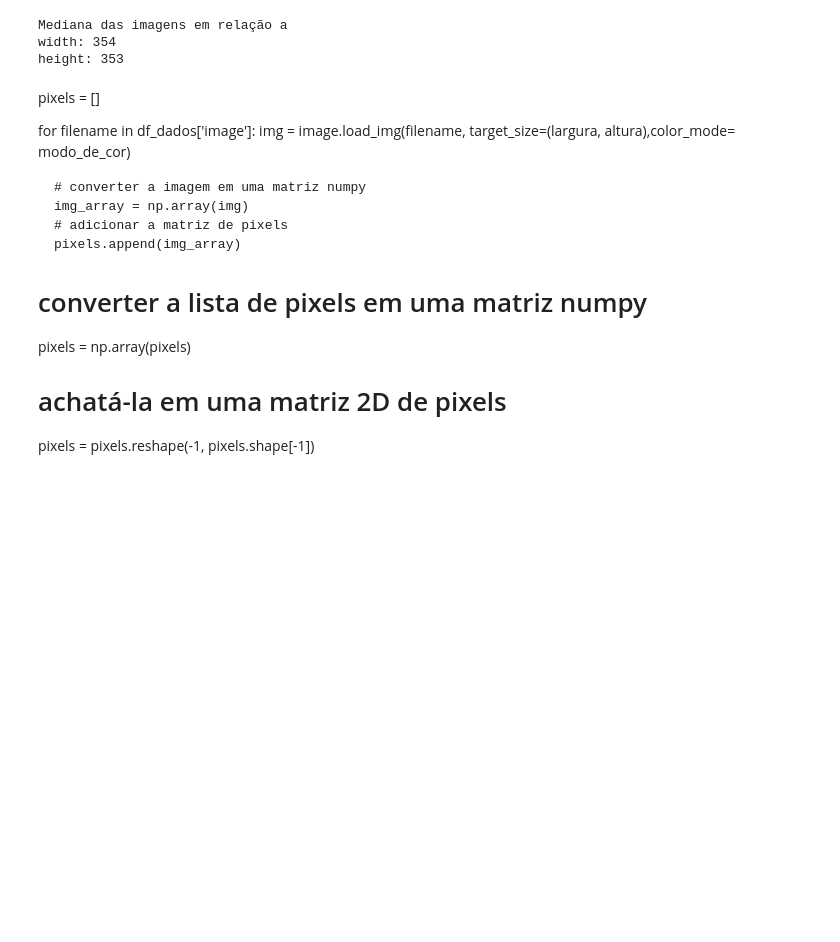
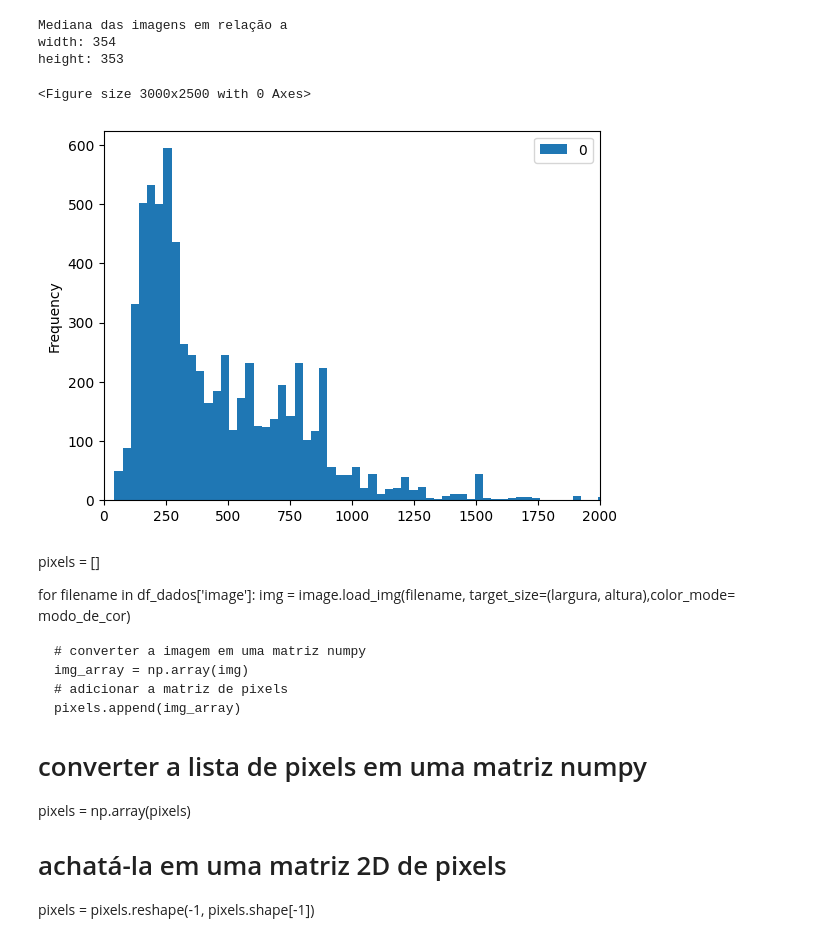
Before and after one commit to wendeljuliao/Pokemon-Classification, a Jupyter notebook: classification_pokemon.ipynb, the cells around one changed output. Drawn from its saved outputs; the diff is of its cells as text; code cells hidden in the pictures; blank space fills up the shorter version.

```diff
--- a/classification_pokemon.ipynb
+++ b/classification_pokemon.ipynb
@@ -146,6 +146,14 @@ height: 353
 # %%
 largura = math.floor(median_width)
 altura = math.floor(median_height)
+
+plt.figure(figsize=(30,25))
+pd.DataFrame(widths).plot.hist(bins = 150)
+plt.xlim([0, 2000])
+plt.show()
+# %% [output]
+<Figure size 3000x2500 with 0 Axes>
+[figure, added]
 # %% [markdown]
 pixels = []
 
```
Also changed, not shown: parts of 2 cells of this notebook, 5 other files.
